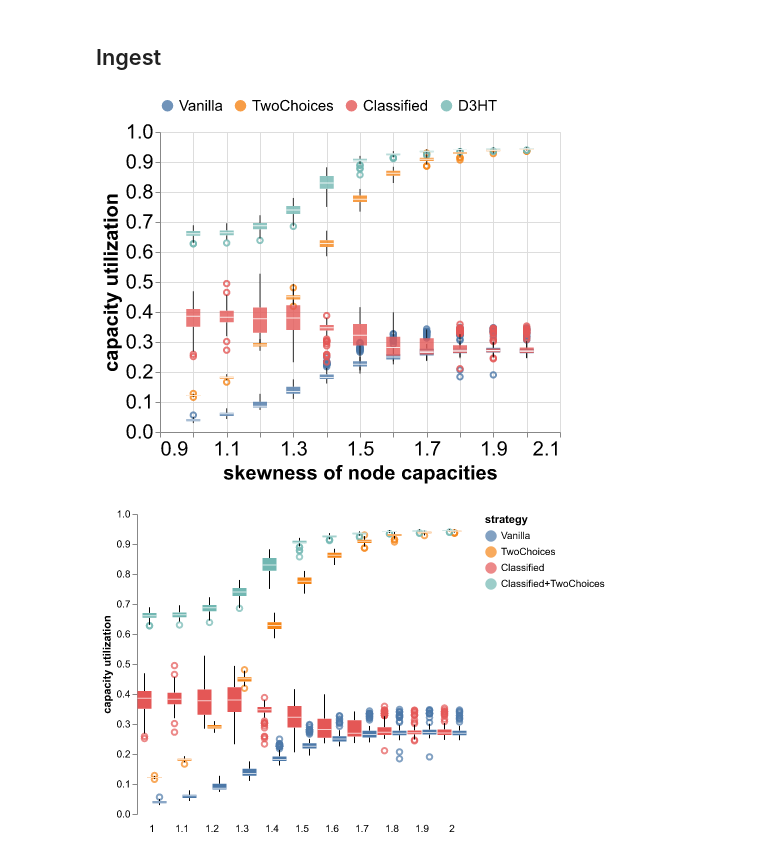
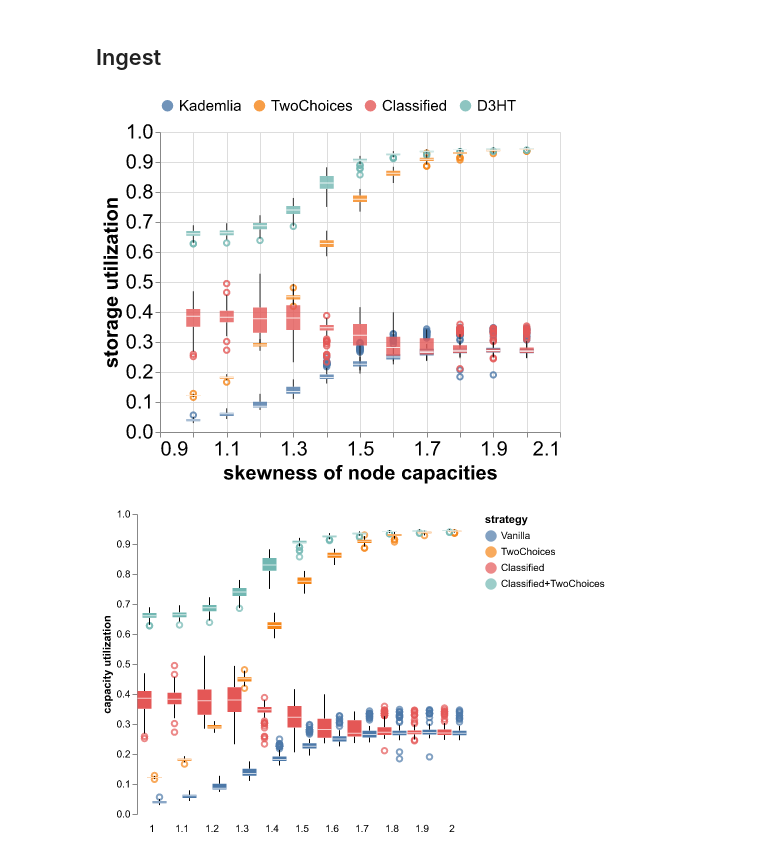
Before and after one commit to sgdxbc/storage-simulation-data, a Jupyter notebook: graphs.ipynb, the cells around one changed output. Saved outputs shown, nothing was run; the diff lists cells and outputs as text; code cells hidden in the pictures.

```diff
--- a/graphs.ipynb
+++ b/graphs.ipynb
@@ -11,33 +11,33 @@ RendererRegistry.enable('png')
 # %%
 df = pl.read_csv(
     "ingest/*-sys.csv", schema_overrides={"capacity_skew": pl.Float32}
 ).with_columns(
     (pl.col("utilized_capacity") / pl.col("total_capacity")).alias(
-        "capacity utilization"
+        "storage utilization"
     ),
     (pl.col("total_capacity") / pl.col("num_node")).alias("average node capacity"),
-    (pl.col("strategy").replace("Classified+TwoChoices", "D3HT").alias("strategy2")),
+    (pl.col("strategy").replace("Classified+TwoChoices", "D3HT").replace("Vanilla", "Kademlia").alias("strategy2")),
 )
 util = (
     alt.Chart(df)
     .mark_boxplot(opacity=0.8)
     .encode(
         alt.X("capacity_skew").scale(zero=False).axis(title="skewness of node capacities"),
-        alt.Y("capacity utilization"),
+        alt.Y("storage utilization"),
         alt.Color("strategy2")
         .sort(["Vanilla", "Classified", "TwoChoices"])
         .legend(
             orient="top",
             labelFontSize=15,
             title=None,
         ),
     )
     .properties(width=400, height=300)
     .configure_axis(labelFontSize=20, titleFontSize=20)
 )
 util
 # %% [output]
-[figure, old version]
+[figure, new version]
 # %%
 util.save("graphs/util.pdf")
 # %%
```
Also changed, not shown: parts of 9 cells of this notebook, 5 other files.
